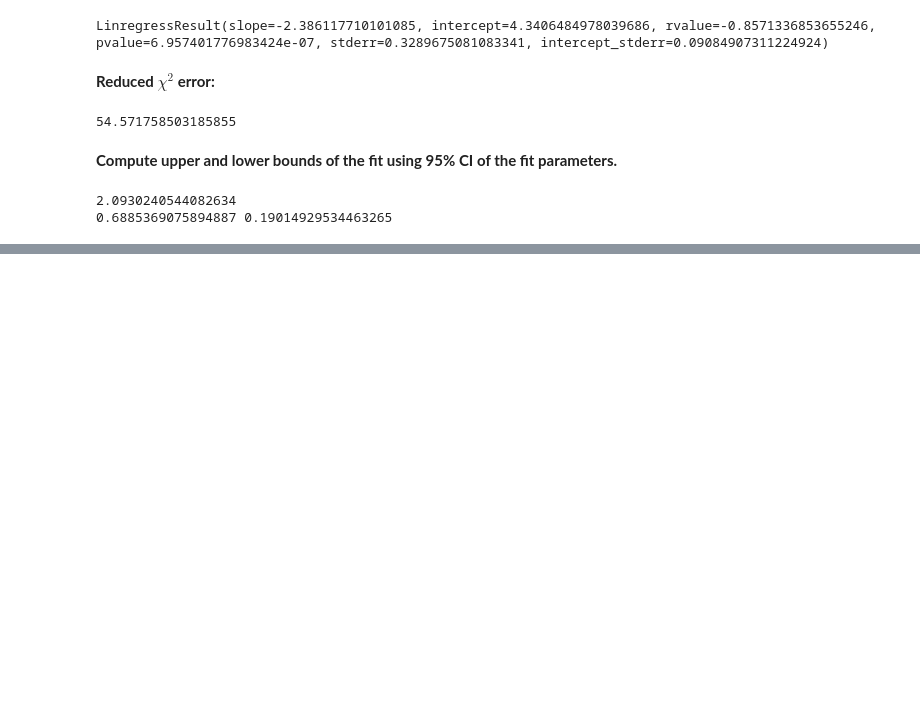
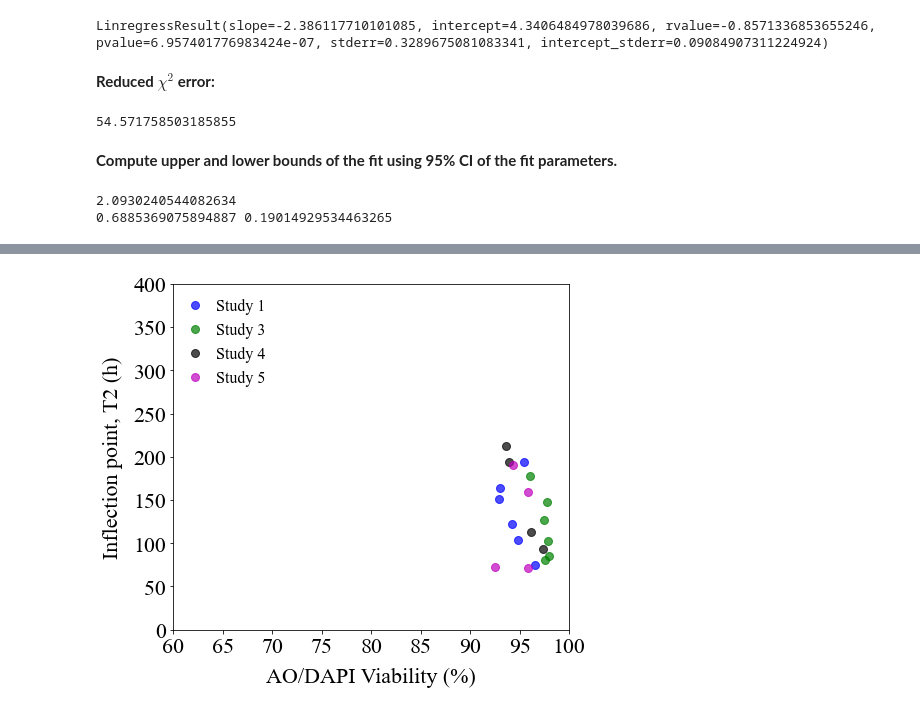
Before and after one commit to sarkar-s/ProVia, a Jupyter notebook: AODAPI_T2.ipynb, the cells around one changed output, grey strips where cells are left out. Saved outputs shown, nothing was run; the diff lists cells and outputs as text; code cells hidden in the pictures; blank space fills up the shorter version.

```diff
--- a/AODAPI_T2.ipynb
+++ b/AODAPI_T2.ipynb
@@ -125,0 +128,15 @@ plt.tight_layout()
+# %%
+aodapi_T2_d0 = pd.read_csv('AODAPI-T2paired-Day0.csv')
+
+column_names = list(aodapi_T2_d0)
+
+aodapis_d0, t2s_d0 = {}, {}
+
+for c in column_names:
+    if 'T2' in c:
+        t2s_d0[c] = [round(x,2) for x in aodapi_T2_d0[c] if math.isnan(x) == False]
+        print(c,'\t',t2s_d0[c])
+
+    if 'AODAPI' in c:
+        aodapis_d0[c] = [round(x,2) for x in aodapi_T2_d0[c] if math.isnan(x) == False]
+        print(c,'\t',aodapis_d0[c])
@@ -125,0 +152,26 @@ plt.tight_layout()
+# %%
+studies = ['Study1','Study3','Study4','Study5']
+
+fig, axs = plt.subplots(figsize=(7,6))
+
+rcParams['font.family'] = 'sans-serif'
+rcParams['font.sans-serif'] = ['Times New Roman']
+
+color_list = {'Study1':'blue','Study3':'green','Study4':'black','Study5':'m'}
+
+for s in studies:
+    labelname = s.replace('Study','Study ')
+    plt.plot(aodapis_d0[s+'_AODAPI'],t2s_d0[s+'_T2'],marker='o',ms=8,color=color_list[s],alpha=0.7,linewidth=0,label=labelname)
+
+plt.xticks(size=22)
+plt.yticks(size=22)
+plt.xlabel(r'AO/DAPI Viability (%)',size=22,labelpad=10)
+plt.ylabel(r'Inflection point, T2 (h)',size=22,rotation=90,labelpad=10)
+plt.xlim(60,100)
+plt.ylim(0,400)
+plt.legend(frameon=False,prop={'size': 16,'family':'Times New Roman'},markerscale=1.0,handlelength=1.0,loc='upper left')
+plt.tight_layout()
+
+plt.savefig('AODAPI_day0.png',dpi=300)
+# %% [output]
+[figure, added]
```
Also changed, not shown: parts of 2 cells of this notebook, 8 other files.
